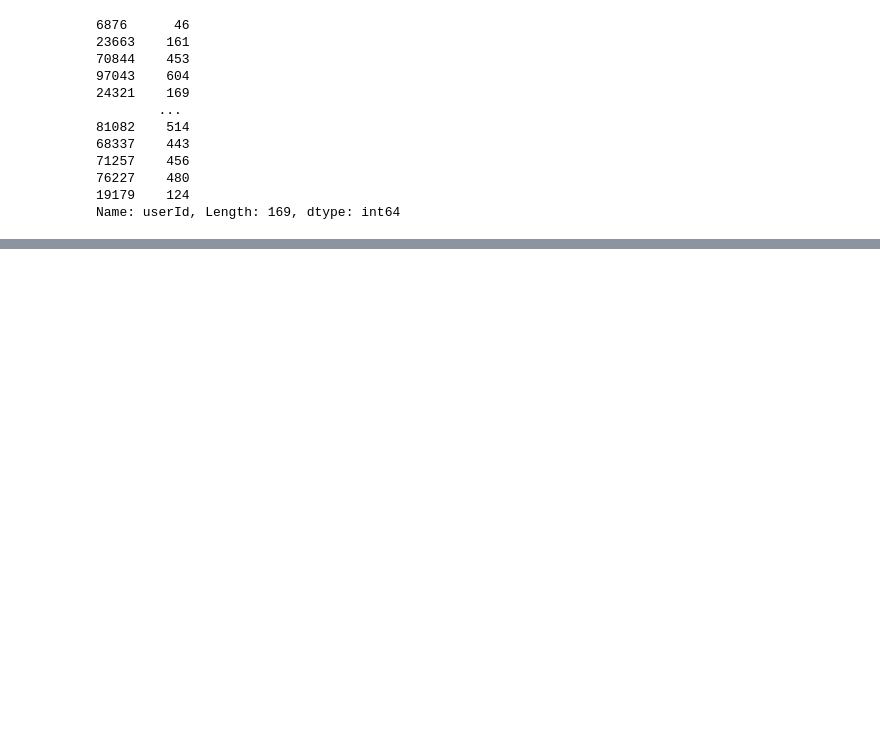
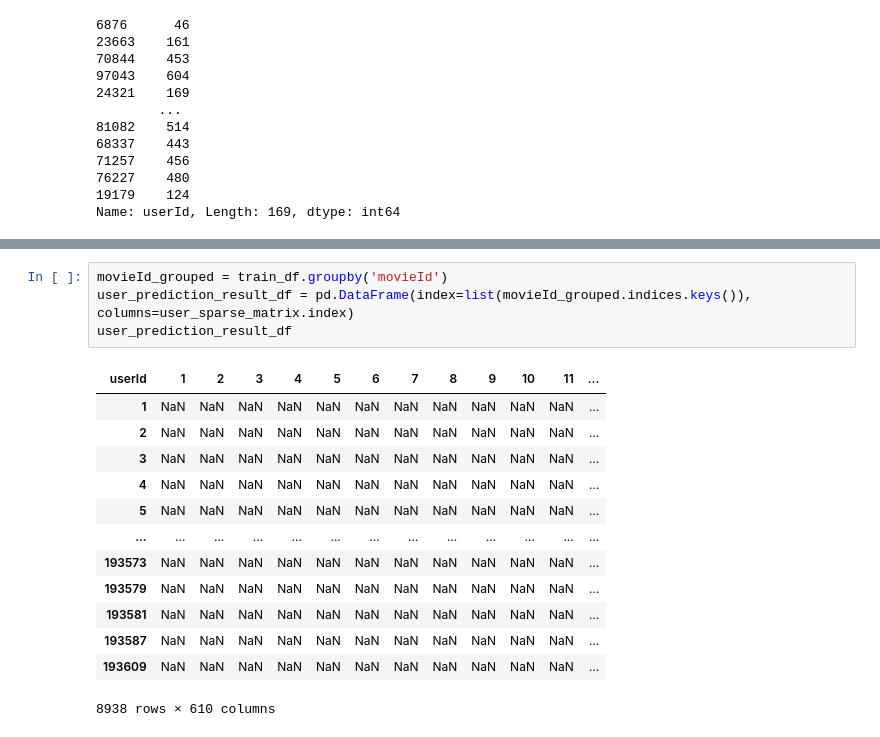
Before and after one commit to Vaycold/Vaycold, a Jupyter notebook: Recommend_Algorithm/#4.이웃기반_협업필터링.ipynb, the cells around one changed output, grey strips where cells are left out. Drawn from its saved outputs; the diff is of its cells as text; blank space fills up the shorter version.

```diff
--- a/Recommend_Algorithm/#4.이웃기반_협업필터링.ipynb
+++ b/Recommend_Algorithm/#4.이웃기반_협업필터링.ipynb
@@ -149,0 +296,18 @@ Name: userId, Length: 169, dtype: int64
+# %%
+movieId_grouped = train_df.groupby('movieId')
+user_prediction_result_df = pd.DataFrame(index=list(movieId_grouped.indices.keys()), columns=user_sparse_matrix.index)
+user_prediction_result_df
+# %% [output]
+| userId | 1 | 2 | 3 | 4 | 5 | 6 | 7 | 8 | 9 | 10 | 11 | ... |
+| 1 | NaN | NaN | NaN | NaN | NaN | NaN | NaN | NaN | NaN | NaN | NaN | ... |
+| 2 | NaN | NaN | NaN | NaN | NaN | NaN | NaN | NaN | NaN | NaN | NaN | ... |
+| 3 | NaN | NaN | NaN | NaN | NaN | NaN | NaN | NaN | NaN | NaN | NaN | ... |
+| 4 | NaN | NaN | NaN | NaN | NaN | NaN | NaN | NaN | NaN | NaN | NaN | ... |
+| 5 | NaN | NaN | NaN | NaN | NaN | NaN | NaN | NaN | NaN | NaN | NaN | ... |
+| ... | ... | ... | ... | ... | ... | ... | ... | ... | ... | ... | ... | ... |
+| 193573 | NaN | NaN | NaN | NaN | NaN | NaN | NaN | NaN | NaN | NaN | NaN | ... |
+| 193579 | NaN | NaN | NaN | NaN | NaN | NaN | NaN | NaN | NaN | NaN | NaN | ... |
+| 193581 | NaN | NaN | NaN | NaN | NaN | NaN | NaN | NaN | NaN | NaN | NaN | ... |
+| 193587 | NaN | NaN | NaN | NaN | NaN | NaN | NaN | NaN | NaN | NaN | NaN | ... |
+| 193609 | NaN | NaN | NaN | NaN | NaN | NaN | NaN | NaN | NaN | NaN | NaN | ... |
+8938 rows × 610 columns
```
Also changed, not shown: parts of 31 cells of this notebook.
